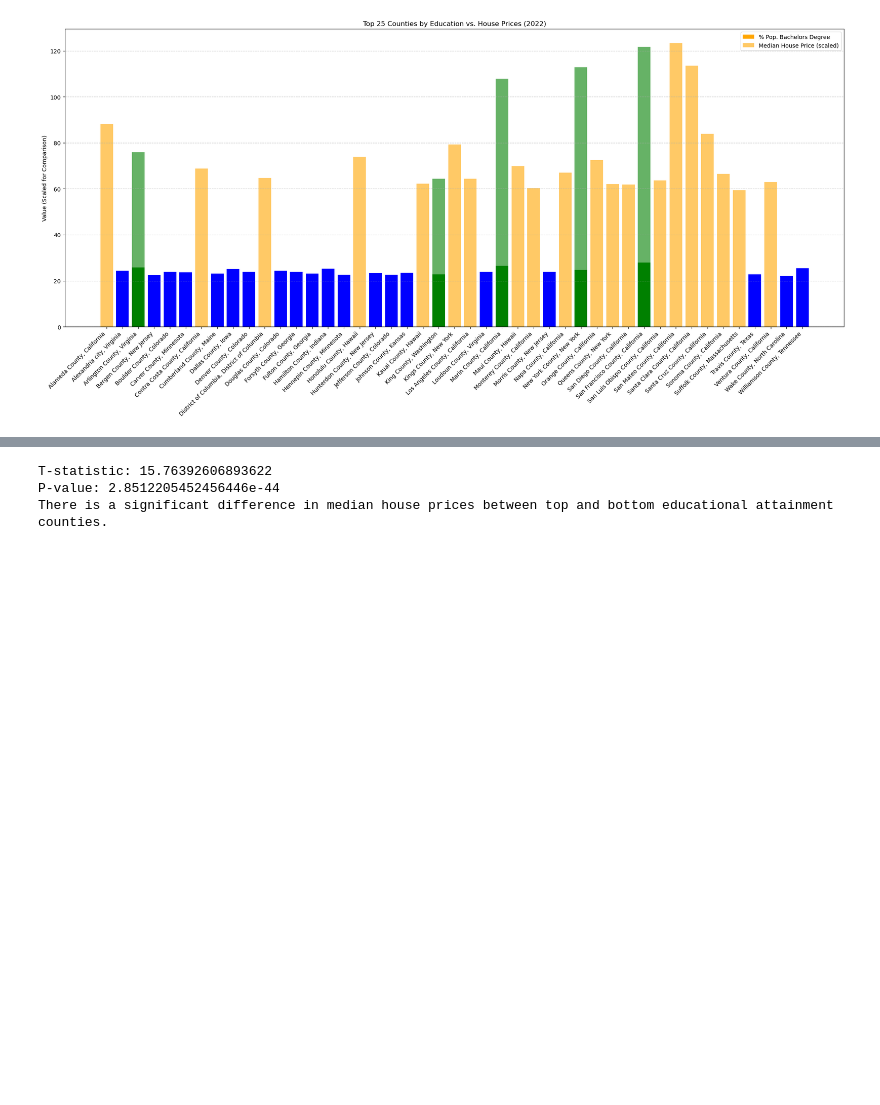
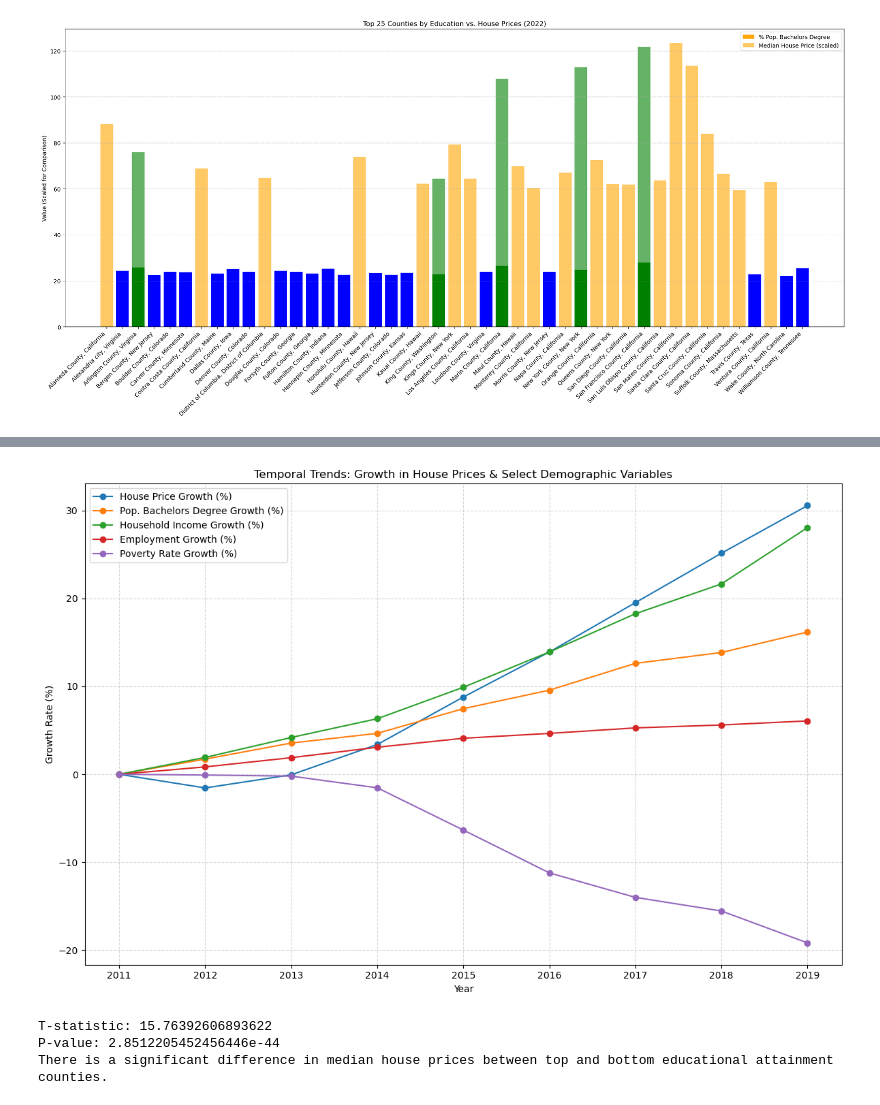
Before and after one commit to melanieliao/Project-1, a Jupyter notebook: Census_Data_Education_JT.ipynb, the cells around one changed output, grey strips where cells are left out. Cells and saved outputs as stored; diff of their text form; code cells hidden in the pictures; blank space fills up the shorter version.

```diff
--- a/Census_Data_Education_JT.ipynb
+++ b/Census_Data_Education_JT.ipynb
@@ -419,3 +309,50 @@ plt.show()
+# %%
+# Group data by year and calculate mean metrics
+temporal_data = clean_data_df.groupby('Year').agg({
+    'Median House Price ($)': 'mean',
+    '% Pop. Bachelors Degree': 'mean',
+    'Median House Price ($)': 'mean',
+    'Median Household Income ($)': 'mean',
+    'Employment Rate %': 'mean',
+    '% People Living in Poverty': 'mean',
+}).reset_index()
+
+temporal_data['House Price Growth (%)'] = (
+    (temporal_data['Median House Price ($)'] / temporal_data['Median House Price ($)'].iloc[0]) - 1) * 100
+
+temporal_data['Pop. Bachelors Degree Growth (%)'] = (
+    (temporal_data['% Pop. Bachelors Degree'] / temporal_data['% Pop. Bachelors Degree'].iloc[0]) - 1) * 100
+
+temporal_data['Income Growth (%)'] = (
+    (temporal_data['Median Household Income ($)'] / temporal_data['Median Household Income ($)'].iloc[0]) - 1) * 100
+
+temporal_data['Employment Growth (%)'] = (
+    (temporal_data['Employment Rate %'] / temporal_data['Employment Rate %'].iloc[0]) - 1) * 100
+
+temporal_data['Poverty Rate Growth (%)'] = (
+    (temporal_data['% People Living in Poverty'] / temporal_data['% People Living in Poverty'].iloc[0]) - 1) * 100
+
+
+
+
+# Plot temporal trends
+plt.figure(figsize=(12, 8))
+plt.plot(temporal_data['Year'], temporal_data['House Price Growth (%)'], label='House Price Growth (%)', marker='o')
+plt.plot(temporal_data['Year'], temporal_data['Pop. Bachelors Degree Growth (%)'], label='Pop. Bachelors Degree Growth (%)', marker='o')
+plt.plot(temporal_data['Year'], temporal_data['Income Growth (%)'], label='Household Income Growth (%)', marker='o')
+plt.plot(temporal_data['Year'], temporal_data['Employment Growth (%)'], label='Employment Growth (%)', marker='o')
+plt.plot(temporal_data['Year'], temporal_data['Poverty Rate Growth (%)'], label='Poverty Rate Growth (%)', marker='o')
+plt.title('Temporal Trends: Growth in House Prices, Income, and Employment Rates')
+plt.title('Temporal Trends: Growth in House Prices & Select Demographic Variables')
+plt.xlabel('Year')
+plt.ylabel('Growth Rate (%)')
+plt.grid(True, linestyle='--', alpha=0.5)
+plt.legend()
+plt.tight_layout()
+# Save the figure as an image file
+plt.savefig("temporal_trends_analysis.png", dpi=300, bbox_inches='tight')
+# %% [output]
+[figure, added]
 # %%
 #PERFORM A T-TEST ON THE DIFFERENCE BETWEEN MEAN HOUSE PRICES FOR TOP AND BOTTOM COUNTIES
 #THIS USES ALL YEARS AND WILL CHANGE ONCE DAT IS FIXED
```
Also changed, not shown: parts of 7 cells of this notebook.
